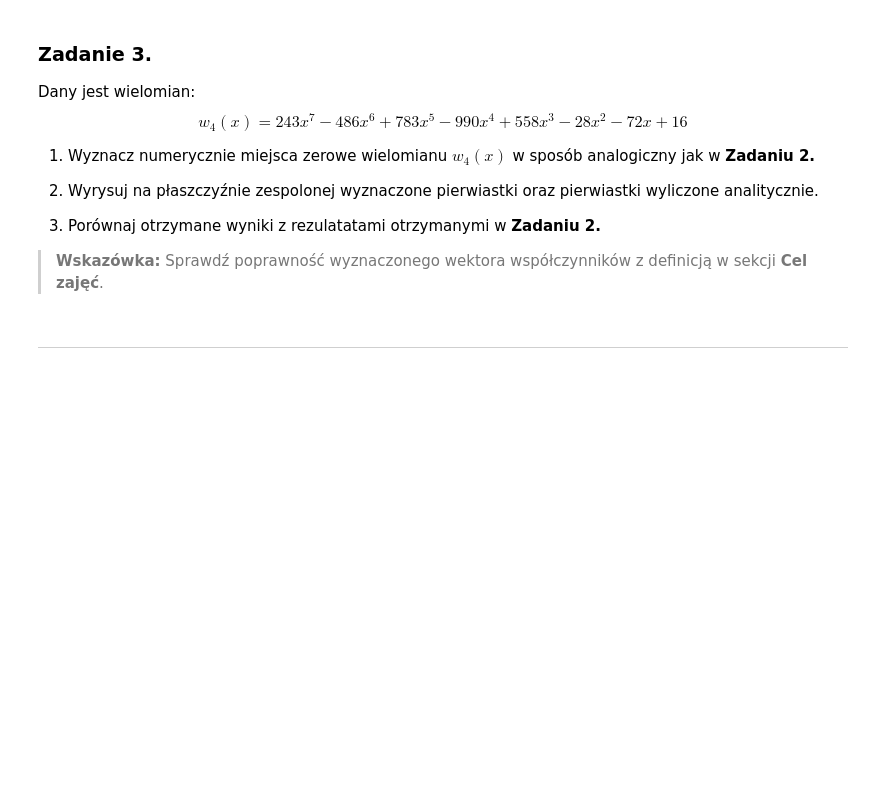
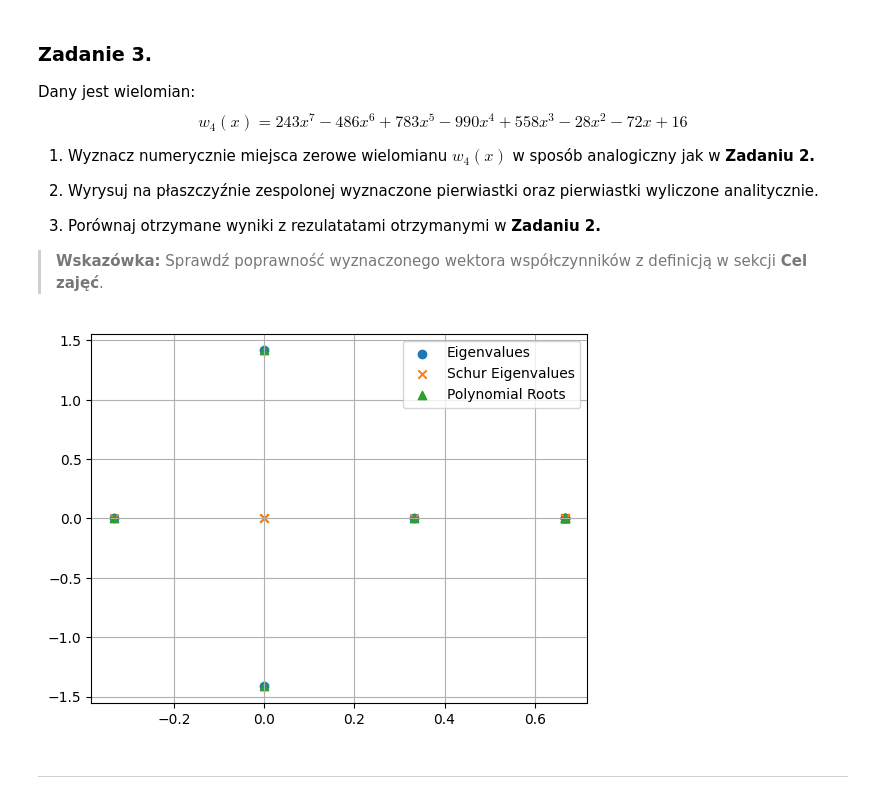
Before and after one commit to MN-KJ-2025/lab-7-pierwiastki-miloszjucha, a Jupyter notebook: sprawozdanie.ipynb, the cells around one changed output. Drawn from its saved outputs; the diff is of its cells as text; code cells hidden in the pictures; blank space fills up the shorter version.

```diff
--- a/sprawozdanie.ipynb
+++ b/sprawozdanie.ipynb
@@ -197,3 +233,19 @@ $$
+# %%
+# ===== Twoja implementacja tutaj =====
+coef = np.array([16, -72, -28, 558, -990, 783, -486, 243])
+Fw3 = main.frob_a(coef)
+roots1 = np.linalg.eigvals(Fw3)
+roots2 = np.diag(sp.linalg.schur(Fw3)[0])
+roots3 = nppoly.polyroots(coef)
+
+plt.scatter(roots1.real, roots1.imag, marker='o')
+plt.scatter(roots2.real, roots2.imag, marker='x')
+plt.scatter(roots3.real, roots3.imag, marker='^')
+plt.grid()
+plt.legend(['Eigenvalues', 'Schur Eigenvalues', 'Polynomial Roots'])
+plt.show()
+# %% [output]
+[figure, added]
 # %% [markdown]
 ---
 # %% [markdown]
```
Also changed, not shown: parts of 7 cells of this notebook, 1 other file.
